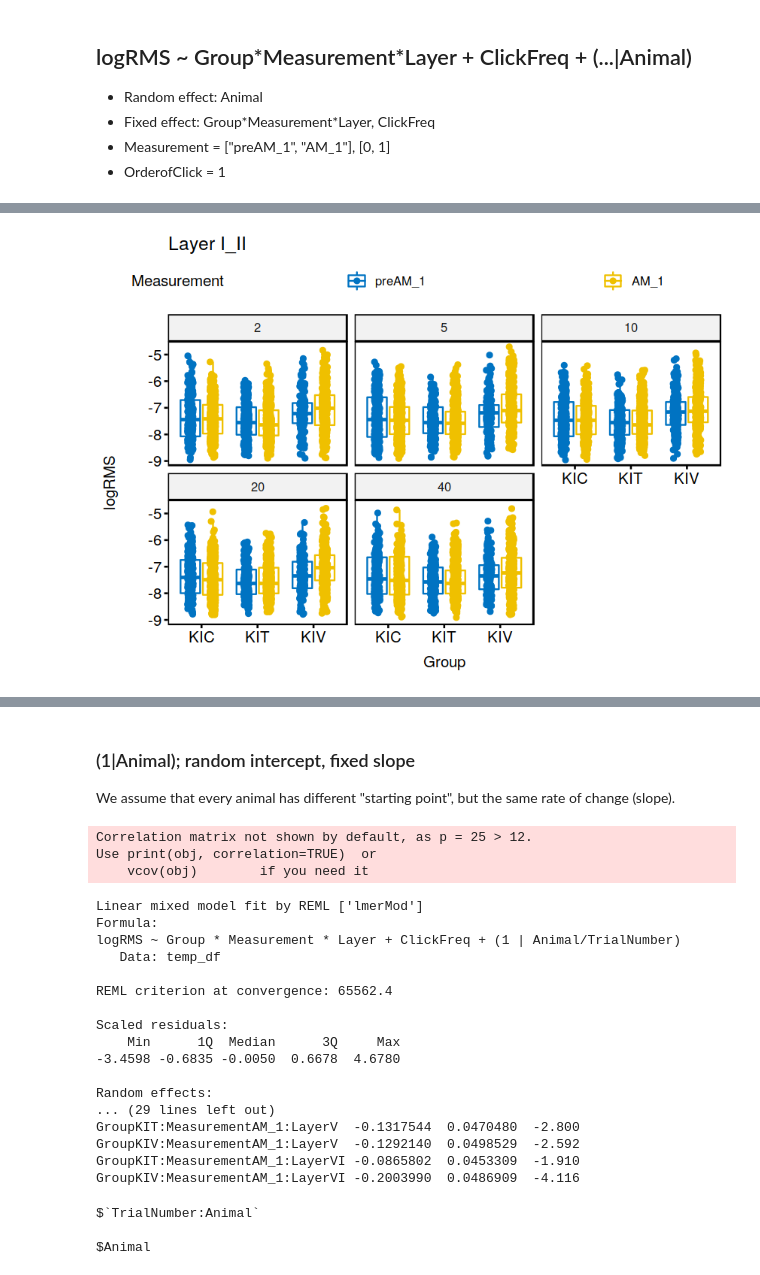
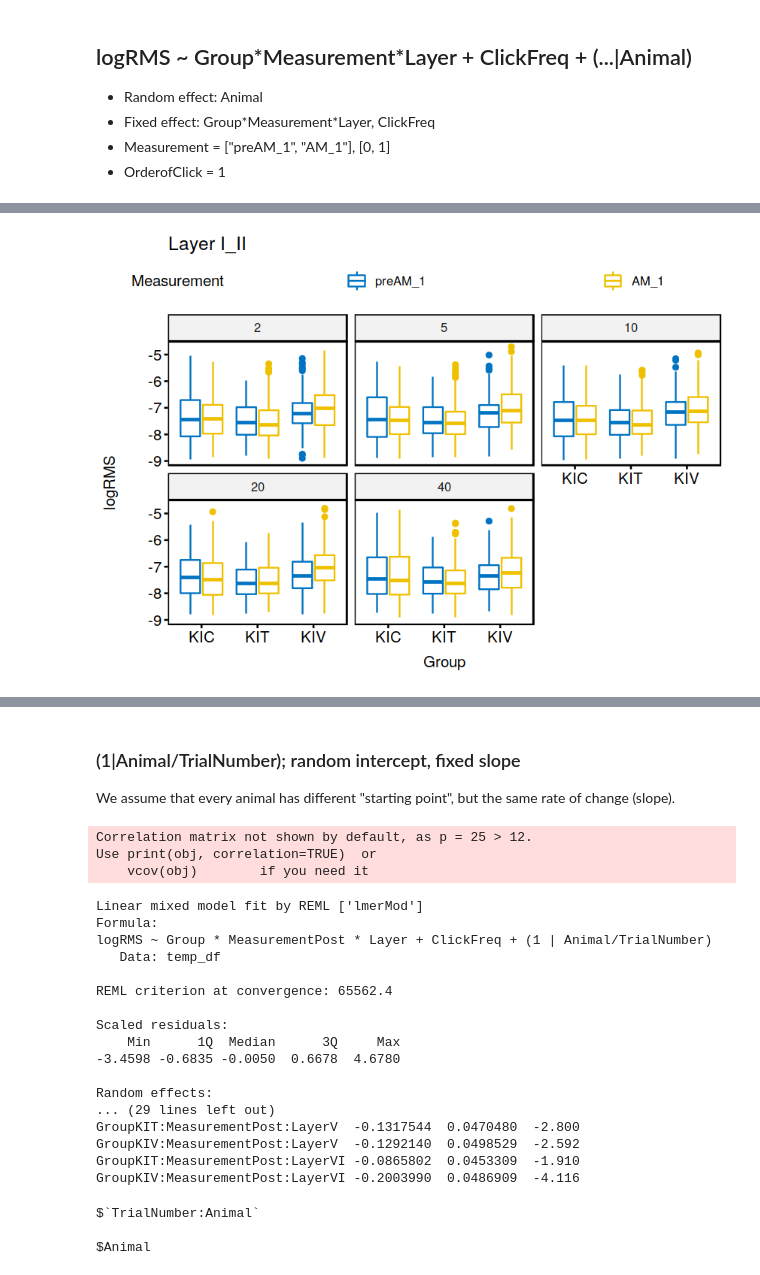
Before and after one commit to CortXplorer/DynamicCSDjl, a Jupyter notebook: analysis/LMM_allFreqs.ipynb, the cells around one changed output, grey strips where cells are left out. Cells and saved outputs as stored; diff of their text form; code cells hidden in the pictures.

Commit message:
update LMM models adding interpretations; fixed random intercept for model2; nesting test

```diff
--- a/analysis/LMM_allFreqs.ipynb
+++ b/analysis/LMM_allFreqs.ipynb
@@ -89,8 +109,10 @@ temp_df <- AVRECPeakAM %>%
     filter(
         OrderofClick == 1,
         Layer != "All",
+#         RMS < 0.01, # remove outliers?
         Measurement %in% c("preAM_1", "AM_1")) %>%
-    mutate(logRMS = log(RMS)) %>%
+    mutate(logRMS = log(RMS),
+           MeasurementPost = ifelse(Measurement == "AM_1", 1, 0)) %>%
     ungroup() %>%
     drop_na()
 
@@ -103,14 +140,14 @@ temp_df$Layer <- factor(x = temp_df$Layer)
 # %%
 options(repr.plot.width=7, repr.plot.height=5)
 
 temp_df  %>%
     filter(Layer == "I_II") %>%  # "I_II", "IV", "V", "VI"
 ggboxplot(
     x = "Group", y = "logRMS", color = "Measurement",
-    palette = "jco", add = "jitter", facet.by = "ClickFreq", main = "Layer I_II"
+    palette = "jco", facet.by = "ClickFreq", main = "Layer I_II" #, add = "jitter",
 )
 # %% [output]
-[figure, old version]
+[figure, new version]
 # %%
 head(temp_df)
 # %% [output]
@@ -122,12 +159,12 @@ head(temp_df)
 | KIC | KIC02 | I_II | preAM_1 | 2 | 1 | 5 | 0.001809858 | 76 | 0.0009579004 | ... |
 | KIC | KIC02 | I_II | preAM_1 | 2 | 1 | 6 | 0.002856180 | 81 | 0.0017449100 | ... |
 # %% [markdown]
-### (1|Animal); random intercept, fixed slope
+### (1|Animal/TrialNumber); random intercept, fixed slope
 
 We assume that every animal has different "starting point", but the same rate of change (slope).
 # %%
 model0 <- lmer(
-    formula = logRMS ~ Group*Measurement*Layer + ClickFreq +
+    formula = logRMS ~ Group*MeasurementPost*Layer + ClickFreq +
 #         (1|ClickFreq) +
         (1|Animal/TrialNumber),
     data = temp_df,
@@ -142,7 +179,7 @@ Use print(obj, correlation=TRUE)  or
     vcov(obj)        if you need it
 Linear mixed model fit by REML ['lmerMod']
 Formula:
-logRMS ~ Group * Measurement * Layer + ClickFreq + (1 | Animal/TrialNumber)
+logRMS ~ Group * MeasurementPost * Layer + ClickFreq + (1 | Animal/TrialNumber)
    Data: temp_df
 
 REML criterion at convergence: 65562.4
@@ -153,10 +190,10 @@ Scaled residuals:
 
 Random effects:
 ... (29 lines left out)
-GroupKIT:MeasurementAM_1:LayerV  -0.1317544  0.0470480  -2.800
-GroupKIV:MeasurementAM_1:LayerV  -0.1292140  0.0498529  -2.592
-GroupKIT:MeasurementAM_1:LayerVI -0.0865802  0.0453309  -1.910
-GroupKIV:MeasurementAM_1:LayerVI -0.2003990  0.0486909  -4.116
+GroupKIT:MeasurementPost:LayerV  -0.1317544  0.0470480  -2.800
+GroupKIV:MeasurementPost:LayerV  -0.1292140  0.0498529  -2.592
+GroupKIT:MeasurementPost:LayerVI -0.0865802  0.0453309  -1.910
+GroupKIV:MeasurementPost:LayerVI -0.2003990  0.0486909  -4.116
 # %%
 options(repr.plot.width=7, repr.plot.height=4)
 dotplot(ranef(model0, condVar = TRUE))
```
Also changed, not shown: parts of 27 cells of this notebook.
